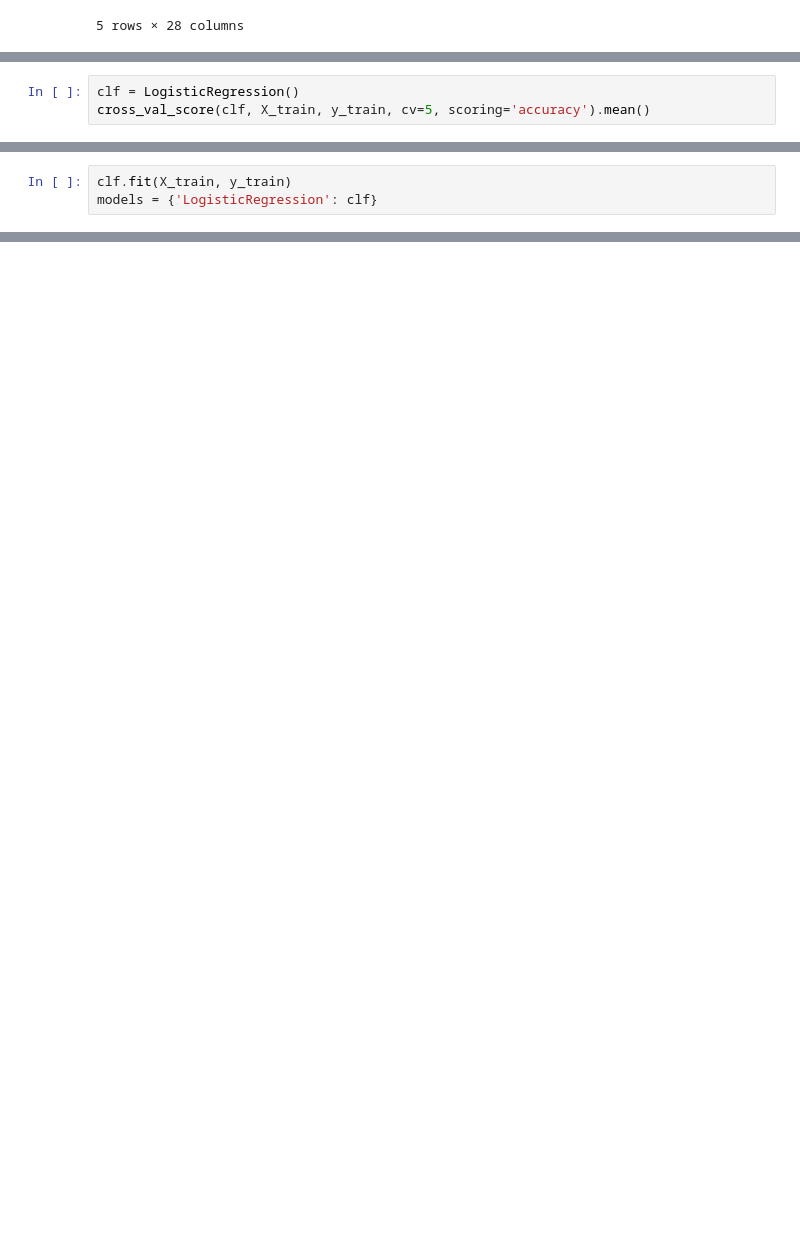
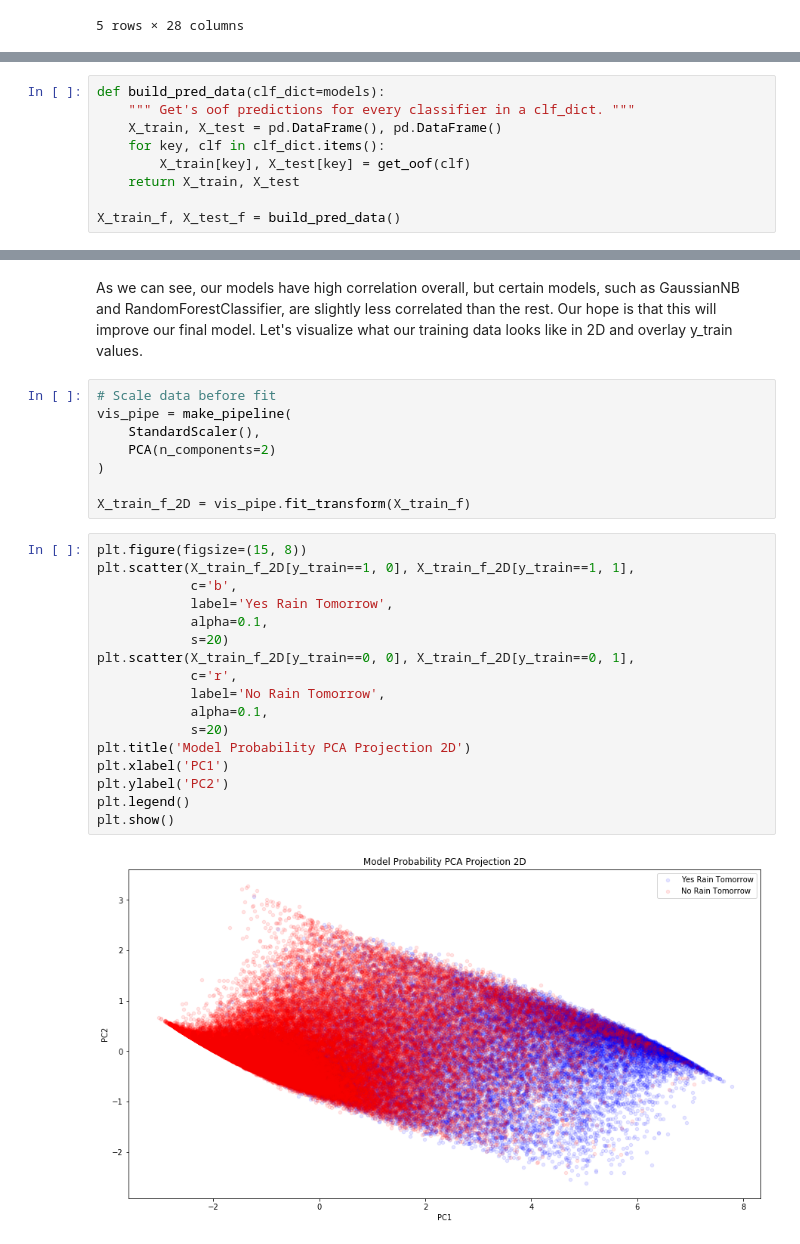
Before and after one commit to arcaputo3/dsc-3-final-project-online-ds-sp-000, a Jupyter notebook: main.ipynb, the cells around one changed output, grey strips where cells are left out. Saved outputs shown, nothing was run; the diff lists cells and outputs as text; blank space fills up the shorter version.

```diff
--- a/main.ipynb
+++ b/main.ipynb
@@ -302,3 +321,0 @@ Our data is now fully preprocessed and we are ready to fit a model. We will begi
-# %%
-clf = LogisticRegression()
-cross_val_score(clf, X_train, y_train, cv=5, scoring='accuracy').mean()
@@ -309,3 +321,0 @@ Even with a simple logistic regression model, we have already achieved a CV scor
-# %%
-clf.fit(X_train, y_train)
-models = {'LogisticRegression': clf}
@@ -318,0 +405,9 @@ cross_val_score(svc, X_train, y_train, cv=3, scoring='accuracy').mean()
+# %%
+def build_pred_data(clf_dict=models):
+    """ Get's oof predictions for every classifier in a clf_dict. """
+    X_train, X_test = pd.DataFrame(), pd.DataFrame()
+    for key, clf in clf_dict.items():
+        X_train[key], X_test[key] = get_oof(clf)
+    return X_train, X_test
+
+X_train_f, X_test_f = build_pred_data()
@@ -318,0 +443,29 @@ cross_val_score(svc, X_train, y_train, cv=3, scoring='accuracy').mean()
+# %% [markdown]
+As we can see, our models have high correlation overall, but certain models, such as GaussianNB and RandomForestClassifier, are slightly less correlated than the rest. Our hope is that this will improve our final model. Let's visualize what our training data looks like in 2D and overlay y_train values.
+# %%
+# Scale data before fit
+vis_pipe = make_pipeline(
+    StandardScaler(),
+    PCA(n_components=2)
+)
+
+X_train_f_2D = vis_pipe.fit_transform(X_train_f)
+# %%
+plt.figure(figsize=(15, 8))
+plt.scatter(X_train_f_2D[y_train==1, 0], X_train_f_2D[y_train==1, 1],
+            c='b',
+            label='Yes Rain Tomorrow',
+            alpha=0.1,
+            s=20)
+plt.scatter(X_train_f_2D[y_train==0, 0], X_train_f_2D[y_train==0, 1],
+            c='r',
+            label='No Rain Tomorrow',
+            alpha=0.1,
+            s=20)
+plt.title('Model Probability PCA Projection 2D')
+plt.xlabel('PC1')
+plt.ylabel('PC2')
+plt.legend()
+plt.show()
+# %% [output]
+[figure, added]
```
Also changed, not shown: parts of 32 cells of this notebook.
